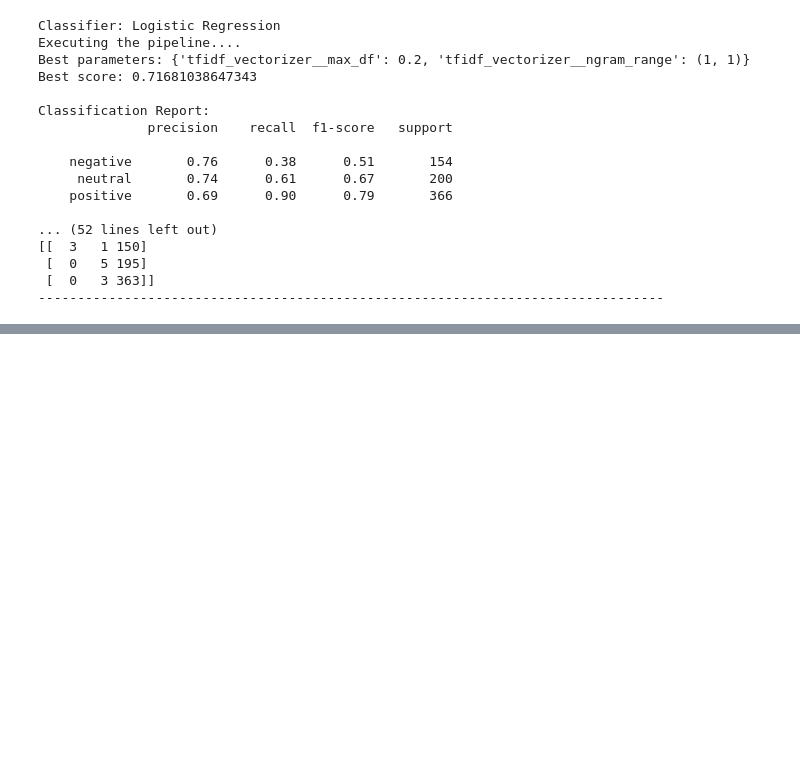
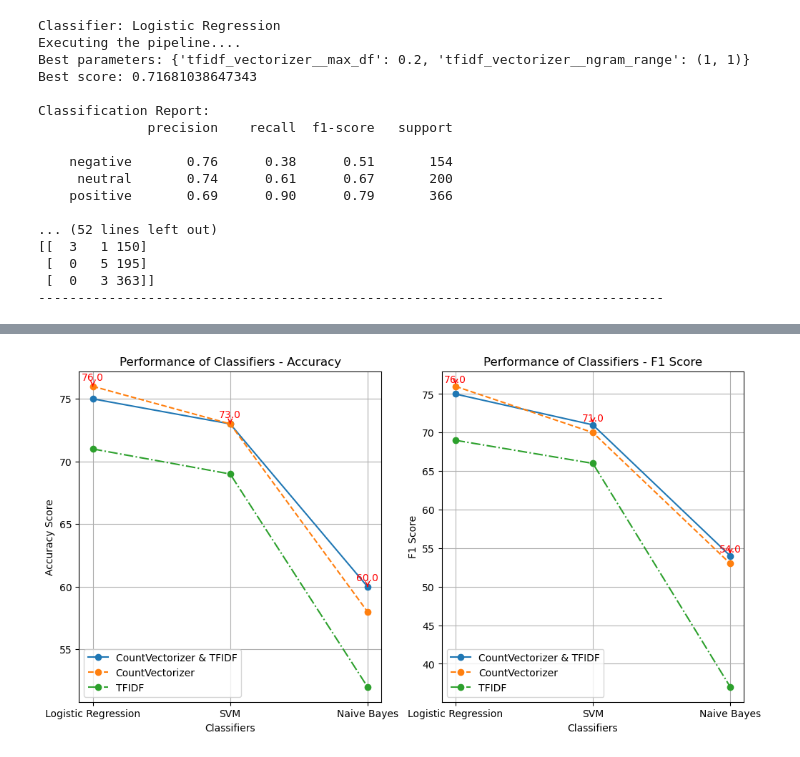
Before and after one commit to HWhr3000/F12AA_TextAnalystics, a Jupyter notebook: notebooks/F21AA_CW_Pratibha.ipynb, the cells around one changed output, grey strips where cells are left out. Drawn from its saved outputs; the diff is of its cells as text; code cells hidden in the pictures; blank space fills up the shorter version.

```diff
--- a/notebooks/F21AA_CW_Pratibha.ipynb
+++ b/notebooks/F21AA_CW_Pratibha.ipynb
@@ -895,0 +900,60 @@ Classification Report:
+# %%
+import matplotlib.pyplot as plt
+
+# Define classifier names and corresponding scores
+classifier_names = ['Logistic Regression', 'SVM', 'Naive Bayes']
+acc_count_tfidf_line = [75, 73, 60]
+acc_count_line = [76, 73, 58]
+acc_tfidf_line = [71, 69, 52]
+
+f1_count_tfidf_line = [75, 71, 54]
+f1_count_line = [76, 70, 53]
+f1_tfidf_line = [69, 66, 37]
+
+# Find the top scores for each classifier
+acc_top_scores = [max(scores) for scores in zip(acc_count_tfidf_line, acc_count_line, acc_tfidf_line)]
+f1_top_scores = [max(scores) for scores in zip(f1_count_tfidf_line, f1_count_line, f1_tfidf_line)]
+
+# Create subplots
+fig, axs = plt.subplots(1, 2, figsize=(12, 6))
+
+# Plot the first graph (Accuracy)
+axs[0].plot(classifier_names, acc_count_tfidf_line, label='CountVectorizer & TFIDF', marker='o', linestyle='-')
+axs[0].plot(classifier_names, acc_count_line, label='CountVectorizer', marker='o', linestyle='--')
+axs[0].plot(classifier_names, acc_tfidf_line, label='TFIDF', marker='o', linestyle='-.')
+
+# Add labels and title for the first graph
+axs[0].set_xlabel('Classifiers')
+axs[0].set_ylabel('Accuracy Score')
+axs[0].set_title('Performance of Classifiers - Accuracy')
+axs[0].legend()  # Show legend
+axs[0].grid(True)  # Show grid
+
+# Highlight top scores
+for classifier, score in zip(classifier_names, acc_top_scores):
+    max_index = acc_top_scores.index(score)
+    axs[0].annotate(f'{score:.1f}', xy=(classifier_names.index(classifier), score), xytext=(classifier_names.index(classifier), score + 0.5),
+                    arrowprops=dict(color='red', arrowstyle='->'), fontsize=10, ha='center', color='red')
+
+# Plot the second graph (F1 Score)
+axs[1].plot(classifier_names, f1_count_tfidf_line, label='CountVectorizer & TFIDF', marker='o', linestyle='-')
+axs[1].plot(classifier_names, f1_count_line, label='CountVectorizer', marker='o', linestyle='--')
+axs[1].plot(classifier_names, f1_tfidf_line, label='TFIDF', marker='o', linestyle='-.')
+
+# Add labels and title for the second graph
+axs[1].set_xlabel('Classifiers')
+axs[1].set_ylabel('F1 Score')
+axs[1].set_title('Performance of Classifiers - F1 Score')
+axs[1].legend()  # Show legend
+axs[1].grid(True)  # Show grid
+
+# Highlight top scores
+for classifier, score in zip(classifier_names, f1_top_scores):
+    max_index = f1_top_scores.index(score)
+    axs[1].annotate(f'{score:.1f}', xy=(max_index, score), xytext=(max_index, score + 0.5),
+                arrowprops=dict(arrowstyle='->', color='red'), fontsize=10, ha='center', color='red')
+
+
+plt.show()
+# %% [output]
+[figure, added]
```
Also changed, not shown: parts of 14 cells of this notebook, 1 other file.
